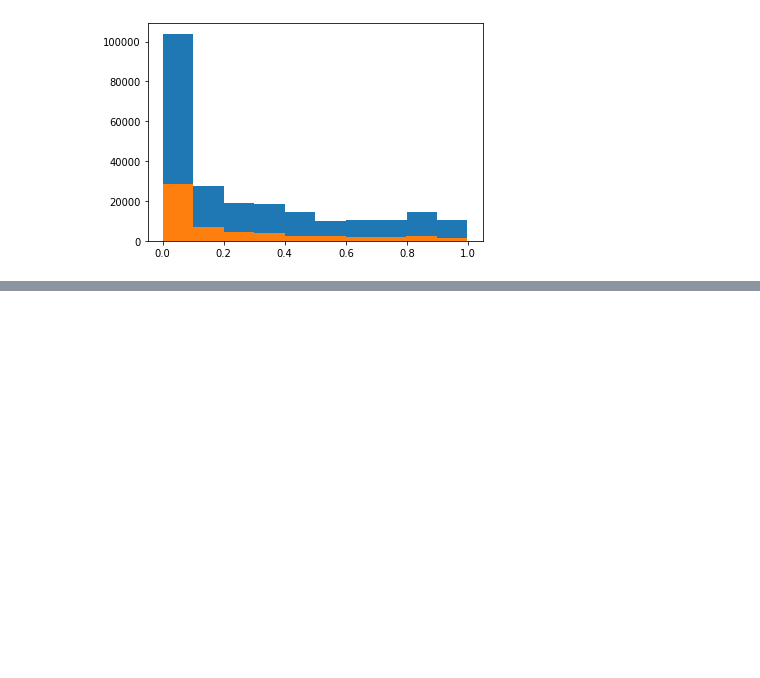
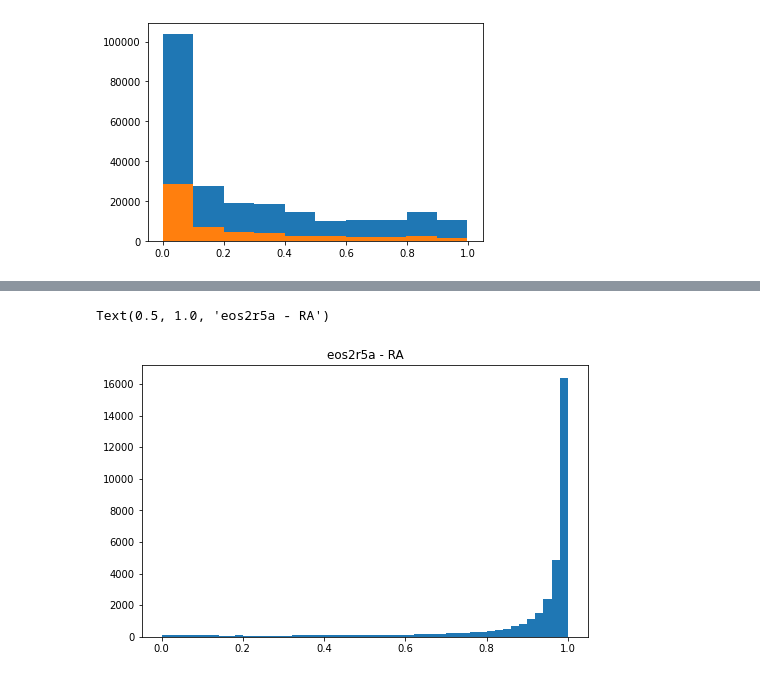
Before and after one commit to ersilia-os/osa-murd, a Jupyter notebook: notebooks/data_exploration.ipynb, the cells around one changed output, grey strips where cells are left out. Drawn from its saved outputs; the diff is of its cells as text; code cells hidden in the pictures; blank space fills up the shorter version.

```diff
--- a/notebooks/data_exploration.ipynb
+++ b/notebooks/data_exploration.ipynb
@@ -164,0 +183,12 @@ plt.hist(pos["proba_inh"])
+# %%
+eos2r5a = pd.DataFrame()
+for file in os.listdir("../results"):
+    if "eos2r5a" in file:
+        df = pd.read_csv(os.path.join("../results/",file))
+        eos2r5a = eos2r5a.append(df)
+fig, ax = plt.subplots(1,1, figsize=(8,5))
+ax.hist(eos2r5a["ra_score"], bins=50)
+ax.set_title("eos2r5a - RA")
+# %% [output]
+Text(0.5, 1.0, 'eos2r5a - RA')
+[figure, added]
```
Also changed, not shown: parts of 5 cells of this notebook, 5 other files.
